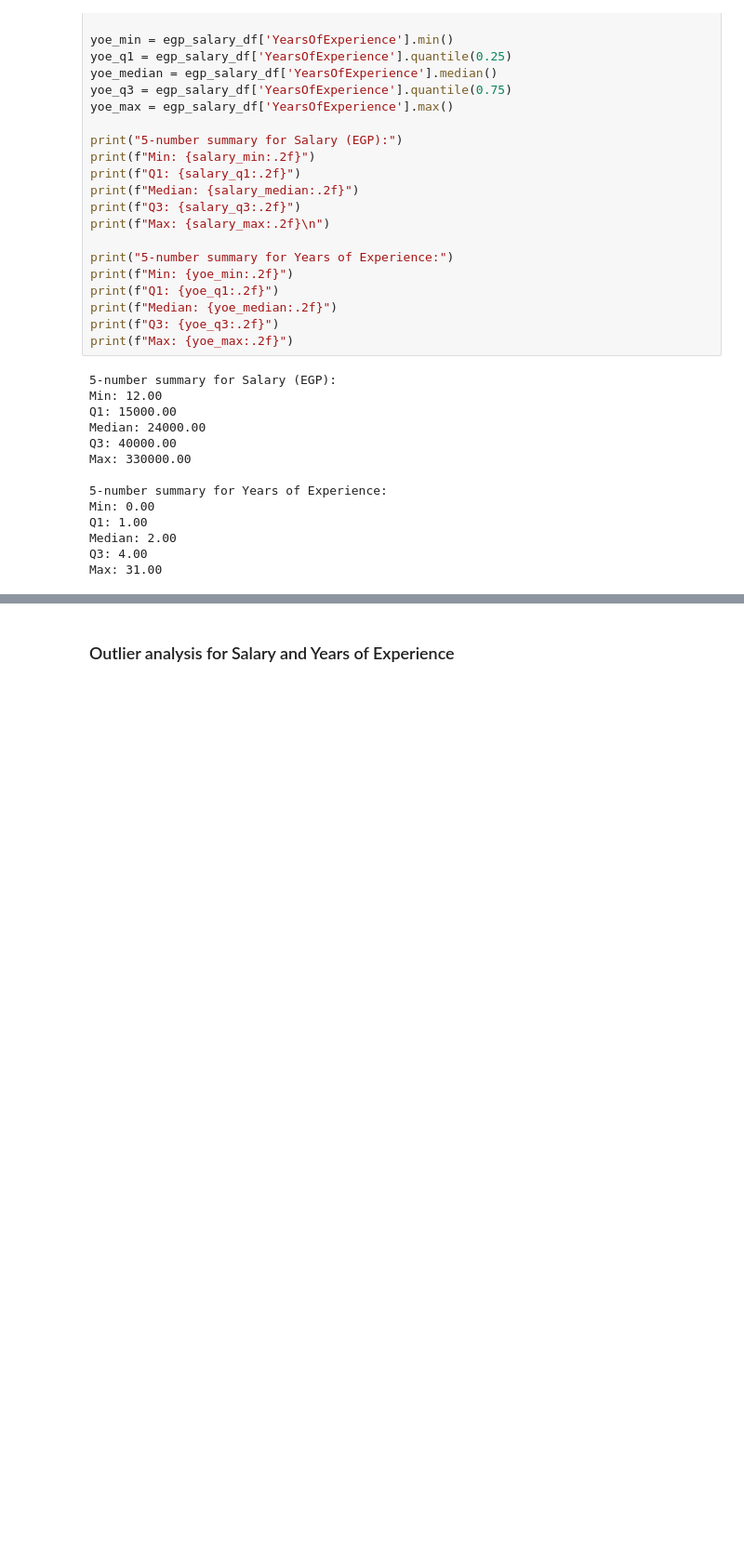
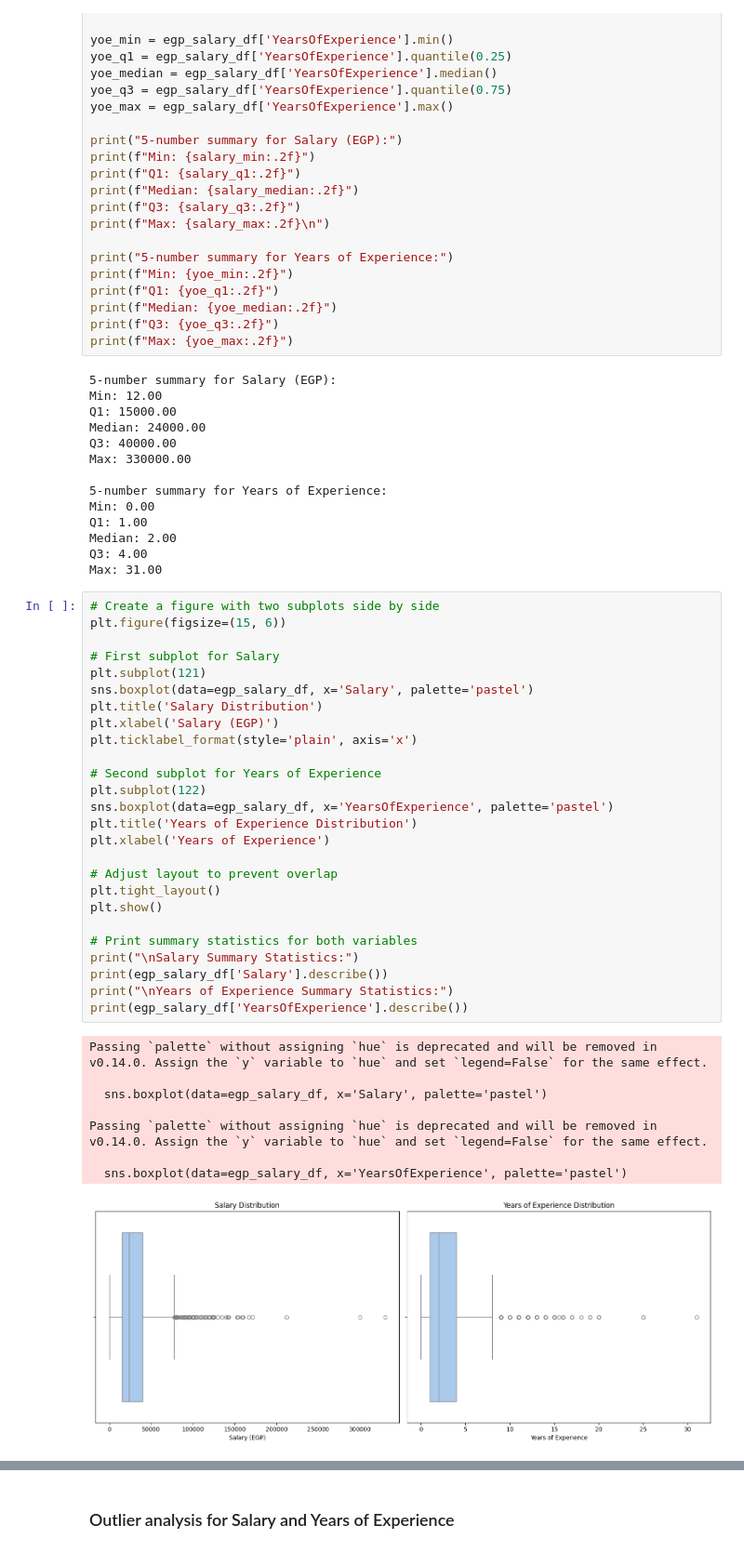
Before and after one commit to moha09-coder/Salary-Gaps-Analysis, a Jupyter notebook: analysis.ipynb, the cells around one changed output, grey strips where cells are left out. Shown at 93% size. Cells and saved outputs as stored; diff of their text form; blank space fills up the shorter version.

```diff
--- a/analysis.ipynb
+++ b/analysis.ipynb
@@ -181,3 +181,38 @@ Q1: 1.00
 Median: 2.00
 Q3: 4.00
 Max: 31.00
+# %%
+# Create a figure with two subplots side by side
+plt.figure(figsize=(15, 6))
+
+# First subplot for Salary
+plt.subplot(121)
+sns.boxplot(data=egp_salary_df, x='Salary', palette='pastel')
+plt.title('Salary Distribution')
+plt.xlabel('Salary (EGP)')
+plt.ticklabel_format(style='plain', axis='x')
+
+# Second subplot for Years of Experience
+plt.subplot(122)
+sns.boxplot(data=egp_salary_df, x='YearsOfExperience', palette='pastel')
+plt.title('Years of Experience Distribution')
+plt.xlabel('Years of Experience')
+
+# Adjust layout to prevent overlap
+plt.tight_layout()
+plt.show()
+
+# Print summary statistics for both variables
+print("\nSalary Summary Statistics:")
+print(egp_salary_df['Salary'].describe())
+print("\nYears of Experience Summary Statistics:")
+print(egp_salary_df['YearsOfExperience'].describe())
+# %% [output]
+Passing `palette` without assigning `hue` is deprecated and will be removed in v0.14.0. Assign the `y` variable to `hue` and set `legend=False` for the same effect.
+
+  sns.boxplot(data=egp_salary_df, x='Salary', palette='pastel')
+
+Passing `palette` without assigning `hue` is deprecated and will be removed in v0.14.0. Assign the `y` variable to `hue` and set `legend=False` for the same effect.
+
+  sns.boxplot(data=egp_salary_df, x='YearsOfExperience', palette='pastel')
+[figure, added]
```
Also changed, not shown: parts of 7 cells of this notebook, 14 other files.
